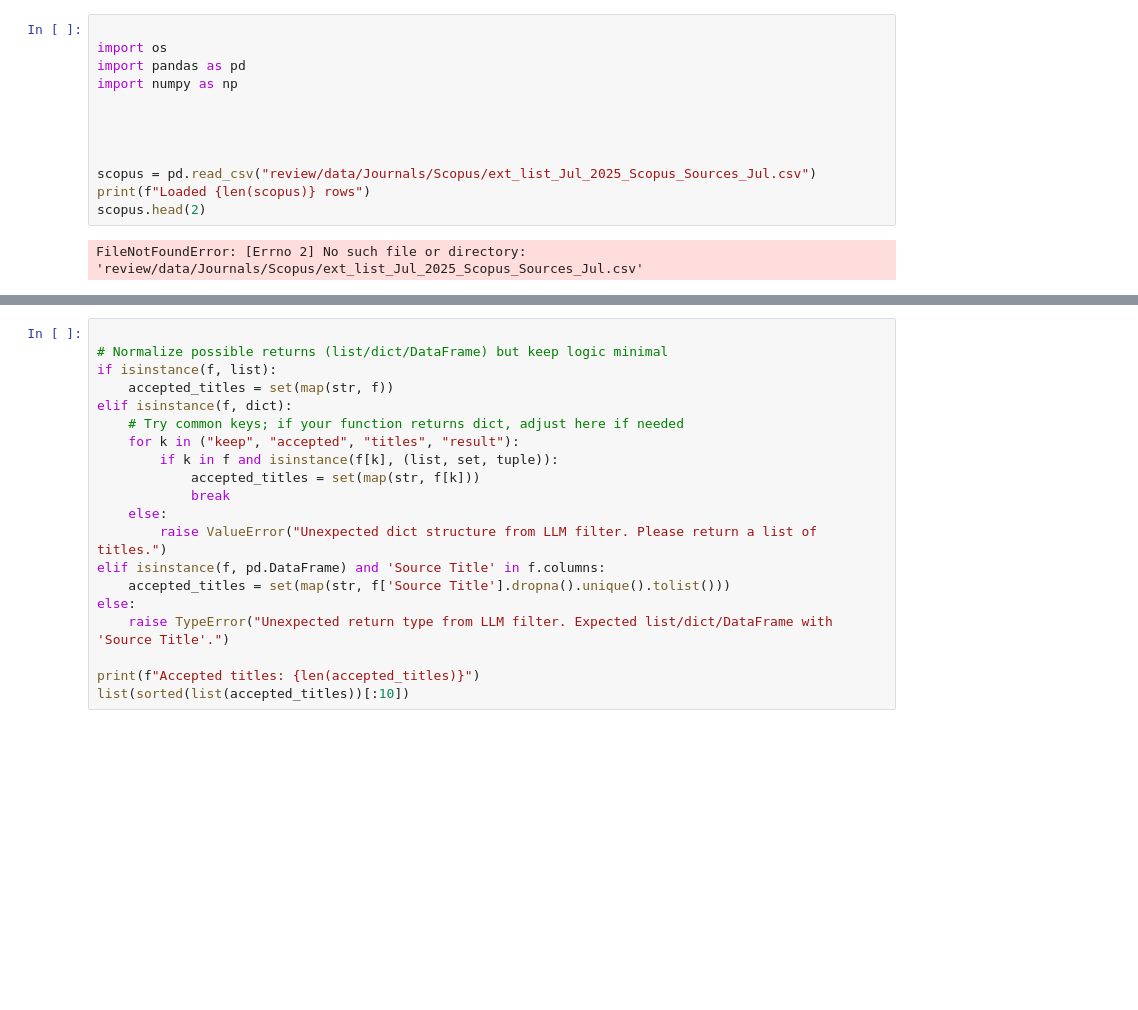
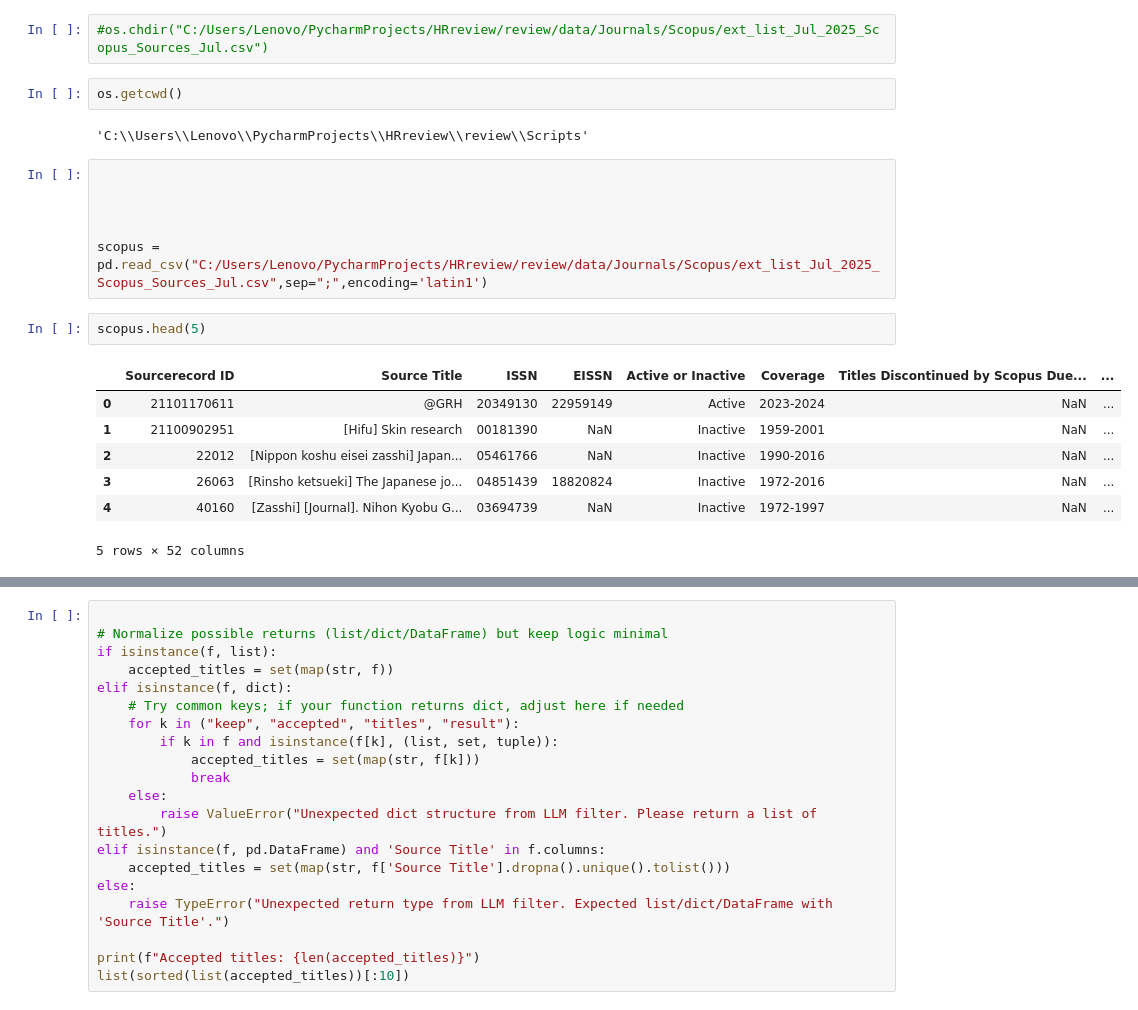
Before and after one commit to maryamSayagh/HRreview, a Jupyter notebook: notebooks/Scopus_LLM_Filter_same_methods.ipynb, the cells around one changed output, grey strips where cells are left out. Saved outputs shown, nothing was run; the diff lists cells and outputs as text; blank space fills up the shorter version.

```diff
--- a/notebooks/Scopus_LLM_Filter_same_methods.ipynb
+++ b/notebooks/Scopus_LLM_Filter_same_methods.ipynb
@@ -13,14 +28,22 @@ This notebook mirrors your original workflow and relies **only** on your LLM-bas
+# %%
+#os.chdir("C:/Users/Lenovo/PycharmProjects/HRreview/review/data/Journals/Scopus/ext_list_Jul_2025_Scopus_Sources_Jul.csv")
+# %%
+os.getcwd()
+# %% [output]
+'C:\\Users\\Lenovo\\PycharmProjects\\HRreview\\review\\Scripts'
 # %%
-
-import os
-import pandas as pd
-import numpy as np
 
 
 
 
-scopus = pd.read_csv("review/data/Journals/Scopus/ext_list_Jul_2025_Scopus_Sources_Jul.csv")
-print(f"Loaded {len(scopus)} rows")
-scopus.head(2)
+scopus = pd.read_csv("C:/Users/Lenovo/PycharmProjects/HRreview/review/data/Journals/Scopus/ext_list_Jul_2025_Scopus_Sources_Jul.csv",sep=";",encoding='latin1')
-# %% [output]
-FileNotFoundError: [Errno 2] No such file or directory: 'review/data/Journals/Scopus/ext_list_Jul_2025_Scopus_Sources_Jul.csv'
+# %%
+scopus.head(5)
+# %% [output]
+|  | Sourcerecord ID | Source Title | ISSN | EISSN | Active or Inactive | Coverage | Titles Discontinued by Scopus Due... | ... |
+| 0 | 21101170611 | @GRH | 20349130 | 22959149 | Active | 2023-2024 | NaN | ... |
+| 1 | 21100902951 | [Hifu] Skin research | 00181390 | NaN | Inactive | 1959-2001 | NaN | ... |
+| 2 | 22012 | [Nippon koshu eisei zasshi] Japan... | 05461766 | NaN | Inactive | 1990-2016 | NaN | ... |
+| 3 | 26063 | [Rinsho ketsueki] The Japanese jo... | 04851439 | 18820824 | Inactive | 1972-2016 | NaN | ... |
+| 4 | 40160 | [Zasshi] [Journal]. Nihon Kyobu G... | 03694739 | NaN | Inactive | 1972-1997 | NaN | ... |
+5 rows × 52 columns
```
Also changed, not shown: parts of 20 cells of this notebook, 5 other files.
